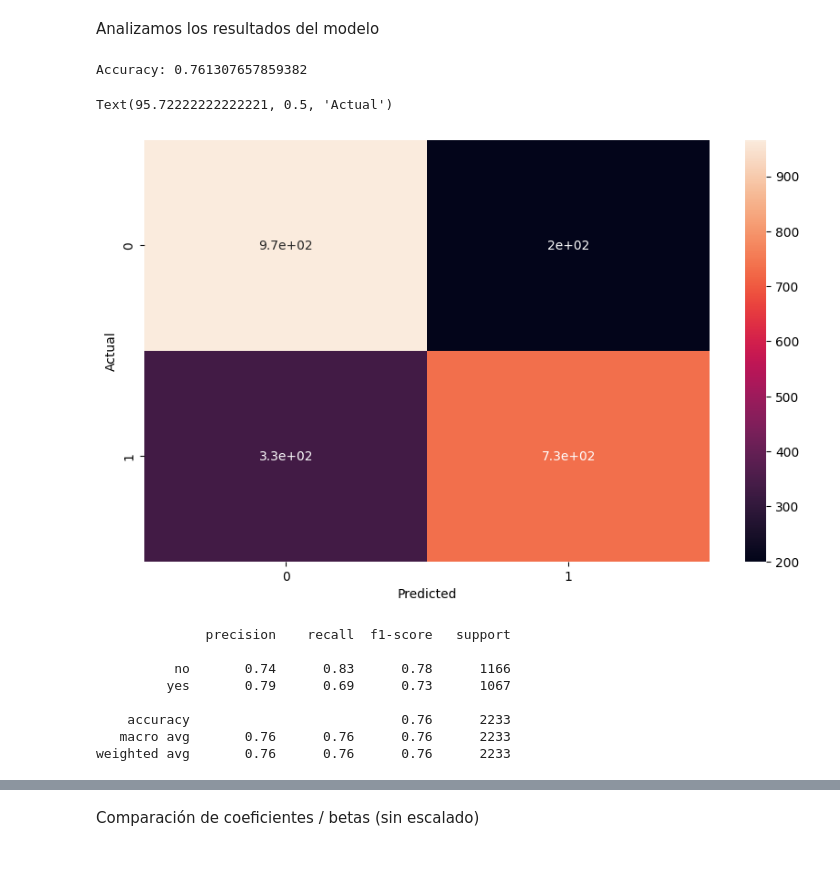
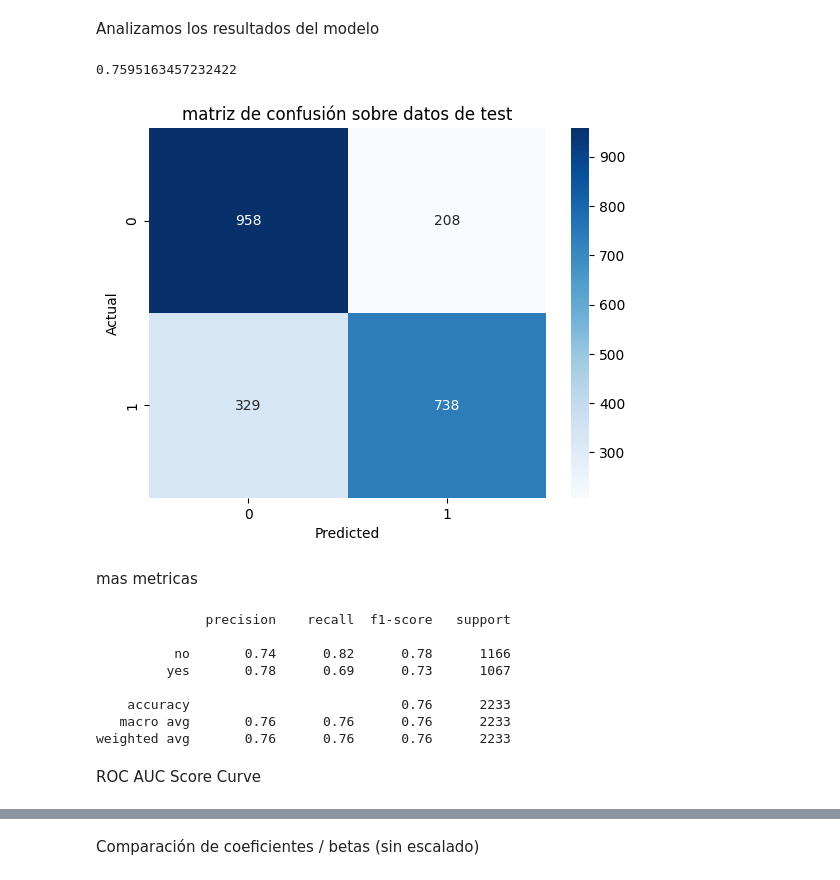
Before and after one commit to gabislot07/Chona-avanzado-2024, a Jupyter notebook: modelos parte 2 - numericos continuos y categoricos/logistica2.ipynb, the cells around one changed output, grey strips where cells are left out. Cells and saved outputs as stored; diff of their text form; code cells hidden in the pictures.

```diff
--- a/modelos parte 2 - numericos continuos y categoricos/logistica2.ipynb
+++ b/modelos parte 2 - numericos continuos y categoricos/logistica2.ipynb
@@ -105,7 +107,11 @@ y = df_updated[["deposit"]]
 
 print(X.shape)
 
+#separar en train val y test
 X_train, X_test, y_train, y_test = train_test_split(X, y, test_size = 0.2, random_state = 42)
+X_train, X_val, y_train, y_val = train_test_split(X_train, y_train, test_size = 0.25, random_state = 42)
+
+
 
 # Mostramos su shape
 X_train.shape, X_test.shape, y_train.shape, y_test.shape
@@ -133,20 +139,23 @@ Analizamos los resultados del modelo
 # %%
 from sklearn.metrics import accuracy_score
 from sklearn.metrics import confusion_matrix
 
-accuracy = accuracy_score(y_test, y_pred)
-print(f"Accuracy: {accuracy}")
+#acuracy en test
+accuracy_score(y_test, y_pred)
+print (accuracy_score(y_test, y_pred))
 
-cm = confusion_matrix(y_test, y_pred)
-
-fig, ax = plt.subplots(figsize = (10, 6))
-sns.heatmap(cm, annot = True, ax = ax)
-plt.xlabel("Predicted")
-plt.ylabel("Actual")
+#  Matriz de Confusión sobre los datos de Test
+conf_matrix = confusion_matrix(y_test, y_pred)
+sns.heatmap(conf_matrix, annot=True, fmt='d', cmap='Blues')
+plt.xlabel('Predicted')
+plt.ylabel('Actual')
+plt.title('matriz de confusión sobre datos de test')
+plt.show()
 # %% [output]
-Accuracy: 0.761307657859382
+0.7595163457232422
-Text(95.72222222222221, 0.5, 'Actual')
-[figure, old version]
+[figure, new version]
+# %% [markdown]
+mas metricas
 # %%
 from sklearn.metrics import classification_report
 
@@ -154,9 +163,11 @@ print(classification_report(y_test, y_pred))
 # %% [output]
               precision    recall  f1-score   support
 
-          no       0.74      0.83      0.78      1166
-         yes       0.79      0.69      0.73      1067
+          no       0.74      0.82      0.78      1166
+         yes       0.78      0.69      0.73      1067
 
     accuracy                           0.76      2233
    macro avg       0.76      0.76      0.76      2233
 weighted avg       0.76      0.76      0.76      2233
+# %% [markdown]
+ROC AUC Score Curve
```
Also changed, not shown: parts of 10 cells of this notebook, 4 other files.
